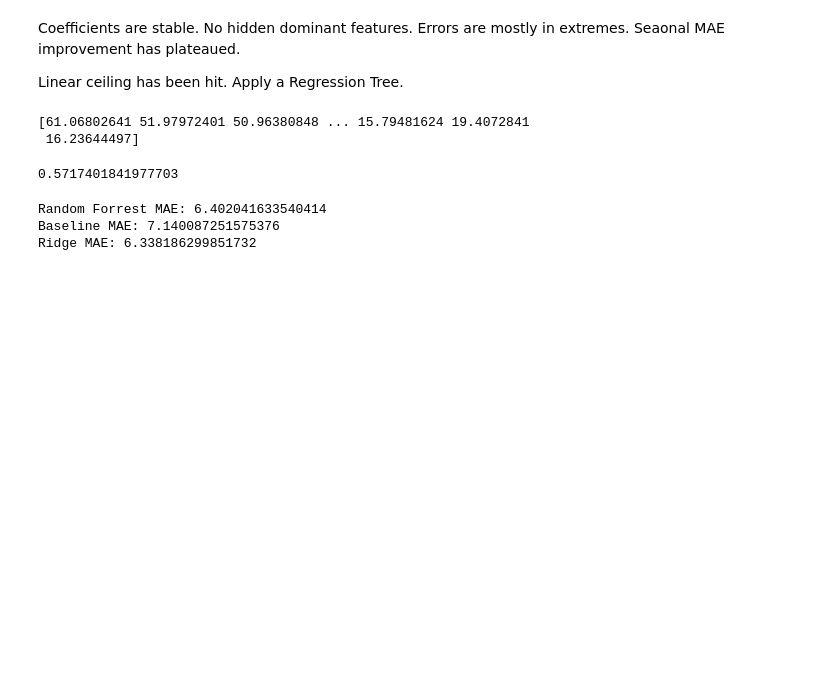
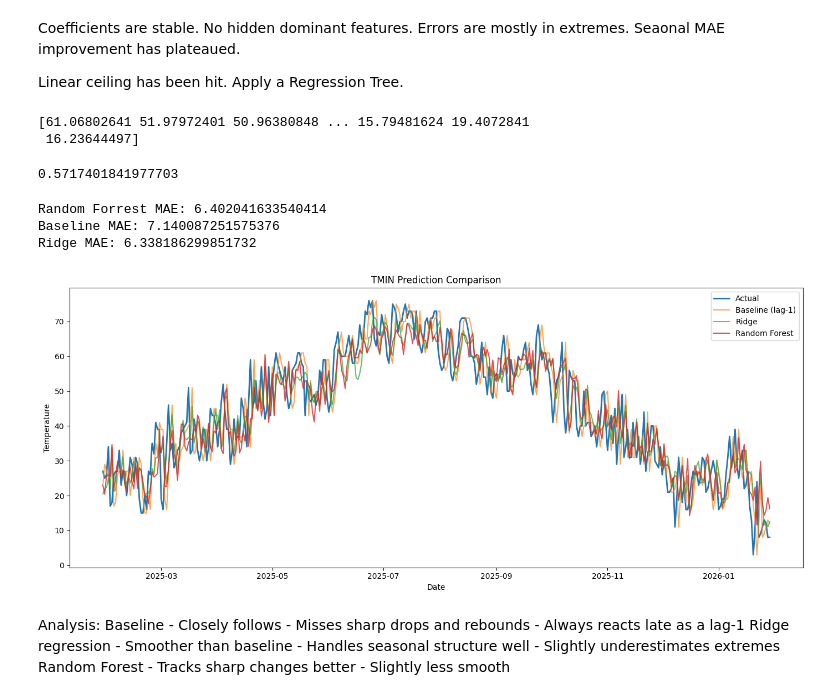
Before and after one commit to TimHuhYen/temp-timeseries-ml, a Jupyter notebook: notebooks/explore.ipynb, the cells around one changed output. Cells and saved outputs as stored; diff of their text form; code cells hidden in the pictures; blank space fills up the shorter version.

Commit message:
Add final model comparison plots for baseline, ridge, and random forst

```diff
--- a/notebooks/explore.ipynb
+++ b/notebooks/explore.ipynb
@@ -461,3 +461,39 @@ print("Ridge MAE:", mean_absolute_error(y_test, pred))
 Random Forrest MAE: 6.402041633540414
 Baseline MAE: 7.140087251575376
 Ridge MAE: 6.338186299851732
+# %%
+import matplotlib.pyplot as plt
+
+plt.figure(figsize=(14,6))
+
+plt.clf()
+
+# just last year
+plot_slice = slice(-365, None)
+
+plt.plot(y_test.index[plot_slice], y_test.values[plot_slice], label="Actual", linewidth=2)
+plt.plot(y_test.index[plot_slice], baseline_pred[plot_slice], label="Baseline (lag-1)", alpha=0.7)
+plt.plot(y_test.index[plot_slice], pred[plot_slice], label="Ridge", alpha=0.7)
+plt.plot(y_test.index[plot_slice], pred_rf[plot_slice], label="Random Forest", alpha=0.8)
+
+plt.title("TMIN Prediction Comparison")
+plt.xlabel("Date")
+plt.ylabel("Temperature")
+plt.legend()
+plt.tight_layout()
+plt.show()
+# %% [output]
+[figure, added]
+# %% [markdown]
+Analysis:
+    Baseline
+        - Closely follows
+        - Misses sharp drops and rebounds
+        - Always reacts late as a lag-1
+    Ridge regression
+        - Smoother than baseline
+        - Handles seasonal structure well
+        - Slightly underestimates extremes
+    Random Forest
+        - Tracks sharp changes better
+        - Slightly less smooth
```
